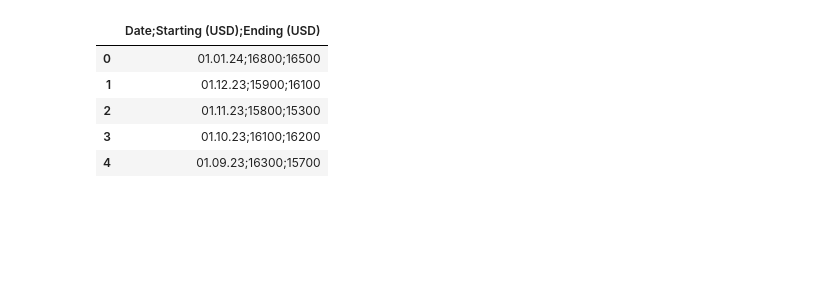
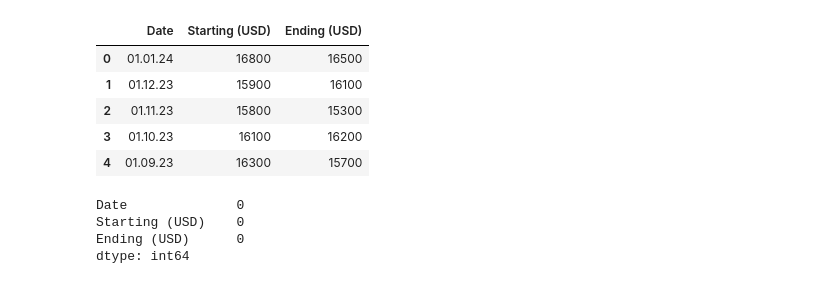
Before and after one commit to ShouravRakshit/Machine-Learning-Models, a Jupyter notebook: Linear Regression/linear_regression.ipynb, the cells around one changed output. Drawn from its saved outputs; the diff is of its cells as text; code cells hidden in the pictures; blank space fills up the shorter version.

```diff
--- a/Linear Regression/linear_regression.ipynb
+++ b/Linear Regression/linear_regression.ipynb
@@ -1,14 +1,22 @@
 # %%
 import pandas as pd
 import numpy as np
-from matplotlib import pyplot as pyplot
+from matplotlib import pyplot as plt
 
-df = pd.read_csv("nasdaq100.csv")
+df = pd.read_csv("nasdaq100.csv", sep=';')
 df.head()
 # %% [output]
-|  | Date;Starting (USD);Ending (USD) |
-| 0 | 01.01.24;16800;16500 |
-| 1 | 01.12.23;15900;16100 |
-| 2 | 01.11.23;15800;15300 |
-| 3 | 01.10.23;16100;16200 |
-| 4 | 01.09.23;16300;15700 |
+|  | Date | Starting (USD) | Ending (USD) |
+| 0 | 01.01.24 | 16800 | 16500 |
+| 1 | 01.12.23 | 15900 | 16100 |
+| 2 | 01.11.23 | 15800 | 15300 |
+| 3 | 01.10.23 | 16100 | 16200 |
+| 4 | 01.09.23 | 16300 | 15700 |
+# %%
+# write me some pandas code
+df.isnull().sum()
+# %% [output]
+Date              0
+Starting (USD)    0
+Ending (USD)      0
+dtype: int64
```
Also changed, not shown: parts of 13 cells of this notebook.
